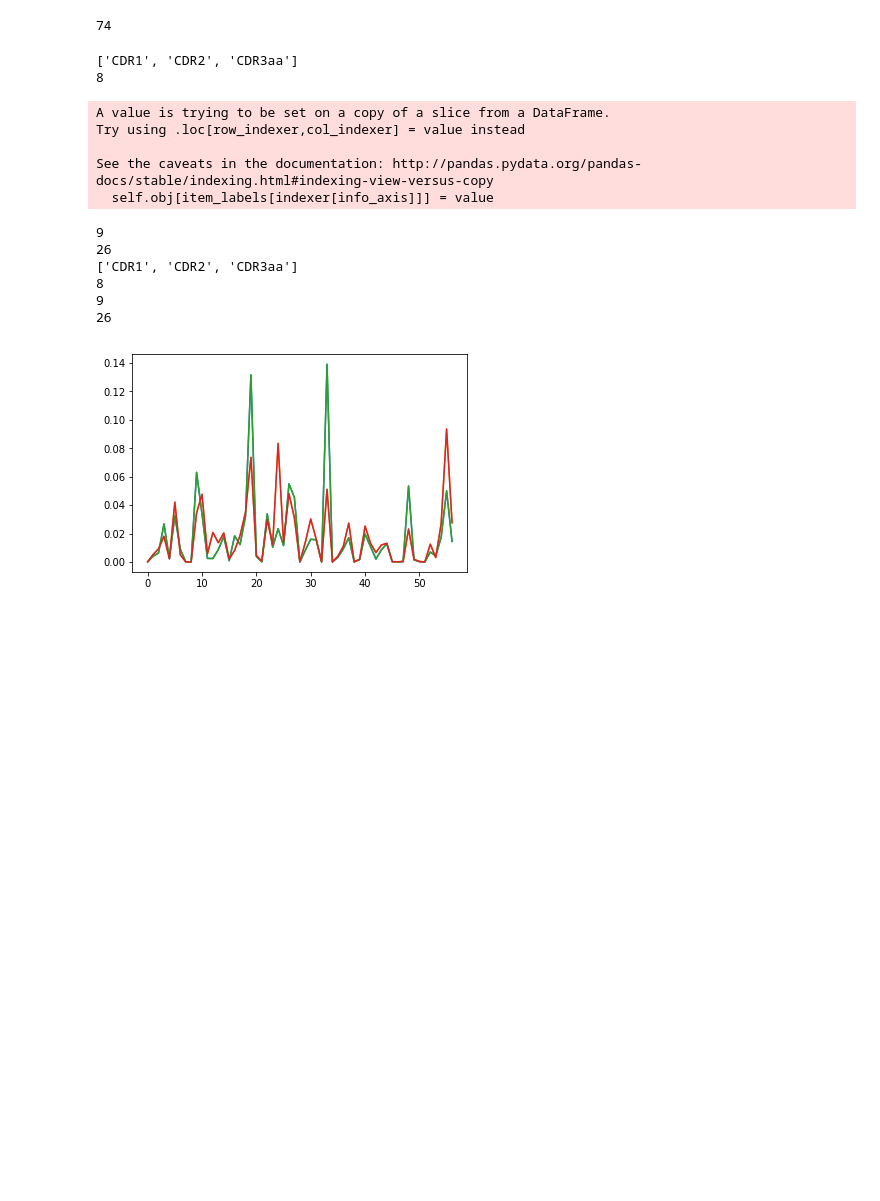
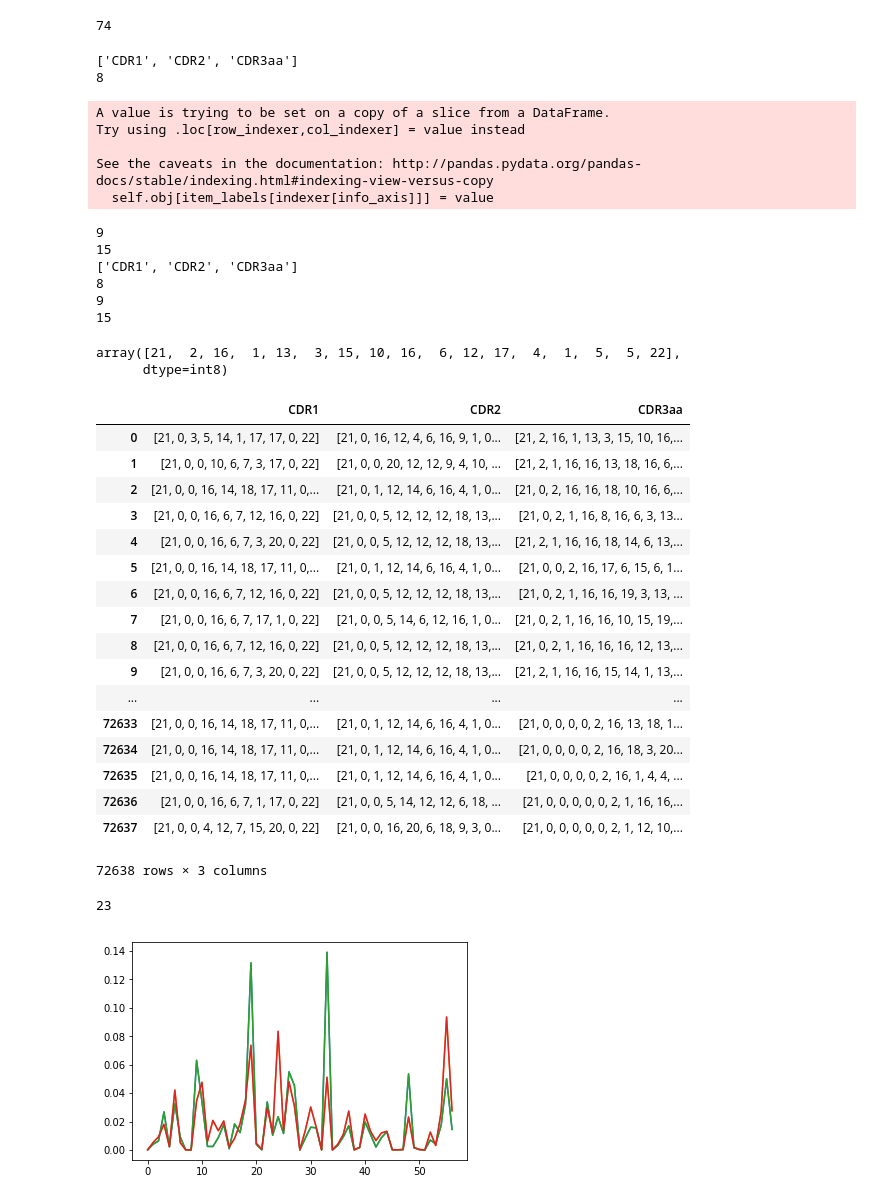
Before and after one commit to rykachevskiy/t-killer-or-t-helper, a Jupyter notebook: Investigator.ipynb, the cells around one changed output. Drawn from its saved outputs; the diff is of its cells as text; code cells hidden in the pictures; blank space fills up the shorter version.

```diff
--- a/Investigator.ipynb
+++ b/Investigator.ipynb
@@ -31,8 +31,7 @@ CDR2_to_seq= dict(pd.read_table("../data_all_CDR/TRBV_aaCDR2_func.tsv", names =
 not_presented = sorted([x for x in set([x for x in t4["V"].values if x not in CDR2_to_seq.keys()])])
 # %%
 CDR1_add = ["GHDS", "WNHNN", "SGHND", "FGHNF", "KGHSY", "KAHSY", "KGHTF",
-           "LGHNA", "GTSNPN", "SGHSS", "SGHTS", "MNHEY", "MNHEY", "SGHVT",
-           "_____"]
+           "LGHNA", "GTSNPN", "SGHSS", "SGHTS", "MNHEY", "MNHEY", "SGHVT", "_____"]
 CDR2_add = ["YNCKEF", "SYGVQD", "FCSWTL", 'FRS_SI', "FQNENV", "FQNEEL", "FQNEQV",
            "YSNKEP", "SVGIG", "YANELR", "YYEKEE", "SVGEGT", "SVAAAL", "SQSDAQ", "______"]
 # %%
@@ -122,9 +129,9 @@ def transform_row(table, cols, l_to_n, mode = 'middle'):
         cols = [cols]
     print(cols)
     for col in cols:
-        max_len = max([len(x) for x in table[col]]) + 2
+        max_len = min(max([len(x) for x in table[col]]) + 2, 15)
         print(max_len)
-        transformed_vals = [CDR_to_num_array(shape_seq(x, len(x)), l_to_n, max_len) for x in table[col]]
+        transformed_vals = [CDR_to_num_array(shape_seq(x, max_len), l_to_n, max_len + 2) for x in table[col]]
 
         table.loc[:, col] = transformed_vals
     #else:
@@ -145,8 +152,34 @@ Try using .loc[row_indexer,col_indexer] = value instead
 See the caveats in the documentation: http://pandas.pydata.org/pandas-docs/stable/indexing.html#indexing-view-versus-copy
   self.obj[item_labels[indexer[info_axis]]] = value
 9
-26
+15
 ['CDR1', 'CDR2', 'CDR3aa']
 8
 9
-26
+15
+# %%
+t4_n["CDR3aa"][0]
+# %% [output]
+array([21,  2, 16,  1, 13,  3, 15, 10, 16,  6, 12, 17,  4,  1,  5,  5, 22],
+      dtype=int8)
+# %%
+t4_n
+# %% [output]
+|  | CDR1 | CDR2 | CDR3aa |
+| 0 | [21, 0, 3, 5, 14, 1, 17, 17, 0, 22] | [21, 0, 16, 12, 4, 6, 16, 9, 1, 0... | [21, 2, 16, 1, 13, 3, 15, 10, 16,... |
+| 1 | [21, 0, 0, 10, 6, 7, 3, 17, 0, 22] | [21, 0, 0, 20, 12, 12, 9, 4, 10, ... | [21, 2, 1, 16, 16, 13, 18, 16, 6,... |
+| 2 | [21, 0, 0, 16, 14, 18, 17, 11, 0,... | [21, 0, 1, 12, 14, 6, 16, 4, 1, 0... | [21, 0, 2, 16, 16, 18, 10, 16, 6,... |
+| 3 | [21, 0, 0, 16, 6, 7, 12, 16, 0, 22] | [21, 0, 0, 5, 12, 12, 12, 18, 13,... | [21, 0, 2, 1, 16, 8, 16, 6, 3, 13... |
+| 4 | [21, 0, 0, 16, 6, 7, 3, 20, 0, 22] | [21, 0, 0, 5, 12, 12, 12, 18, 13,... | [21, 2, 1, 16, 16, 18, 14, 6, 13,... |
+| 5 | [21, 0, 0, 16, 14, 18, 17, 11, 0,... | [21, 0, 1, 12, 14, 6, 16, 4, 1, 0... | [21, 0, 0, 2, 16, 17, 6, 15, 6, 1... |
+| 6 | [21, 0, 0, 16, 6, 7, 12, 16, 0, 22] | [21, 0, 0, 5, 12, 12, 12, 18, 13,... | [21, 0, 2, 1, 16, 16, 19, 3, 13, ... |
+| 7 | [21, 0, 0, 16, 6, 7, 17, 1, 0, 22] | [21, 0, 0, 5, 14, 6, 12, 16, 1, 0... | [21, 0, 2, 1, 16, 16, 10, 15, 19,... |
+| 8 | [21, 0, 0, 16, 6, 7, 12, 16, 0, 22] | [21, 0, 0, 5, 12, 12, 12, 18, 13,... | [21, 0, 2, 1, 16, 16, 16, 12, 13,... |
+| 9 | [21, 0, 0, 16, 6, 7, 3, 20, 0, 22] | [21, 0, 0, 5, 12, 12, 12, 18, 13,... | [21, 2, 1, 16, 16, 15, 14, 1, 13,... |
+| ... | ... | ... | ... |
+| 72633 | [21, 0, 0, 16, 14, 18, 17, 11, 0,... | [21, 0, 1, 12, 14, 6, 16, 4, 1, 0... | [21, 0, 0, 0, 0, 2, 16, 13, 18, 1... |
+| 72634 | [21, 0, 0, 16, 14, 18, 17, 11, 0,... | [21, 0, 1, 12, 14, 6, 16, 4, 1, 0... | [21, 0, 0, 0, 0, 2, 16, 18, 3, 20... |
+| 72635 | [21, 0, 0, 16, 14, 18, 17, 11, 0,... | [21, 0, 1, 12, 14, 6, 16, 4, 1, 0... | [21, 0, 0, 0, 0, 2, 16, 1, 4, 4, ... |
+| 72636 | [21, 0, 0, 16, 6, 7, 1, 17, 0, 22] | [21, 0, 0, 5, 14, 12, 12, 6, 18, ... | [21, 0, 0, 0, 0, 0, 2, 1, 16, 16,... |
+| 72637 | [21, 0, 0, 4, 12, 7, 15, 20, 0, 22] | [21, 0, 0, 16, 20, 6, 18, 9, 3, 0... | [21, 0, 0, 0, 0, 0, 2, 1, 12, 10,... |
+72638 rows × 3 columns
@@ -153,3 +201,7 @@ See the caveats in the documentation: http://pandas.pydata.org/pandas-docs/stabl
+# %%
+len(l_to_n)
+# %% [output]
+23
 # %%
 genes_4 = dict(t4_a["V"].value_counts() / t4_a["V"].value_counts().sum())
 genes_8 = dict(t8_a["V"].value_counts() /t8_a["V"].value_counts().sum())
```
Also changed, not shown: parts of 6 cells of this notebook, 1 other file.
